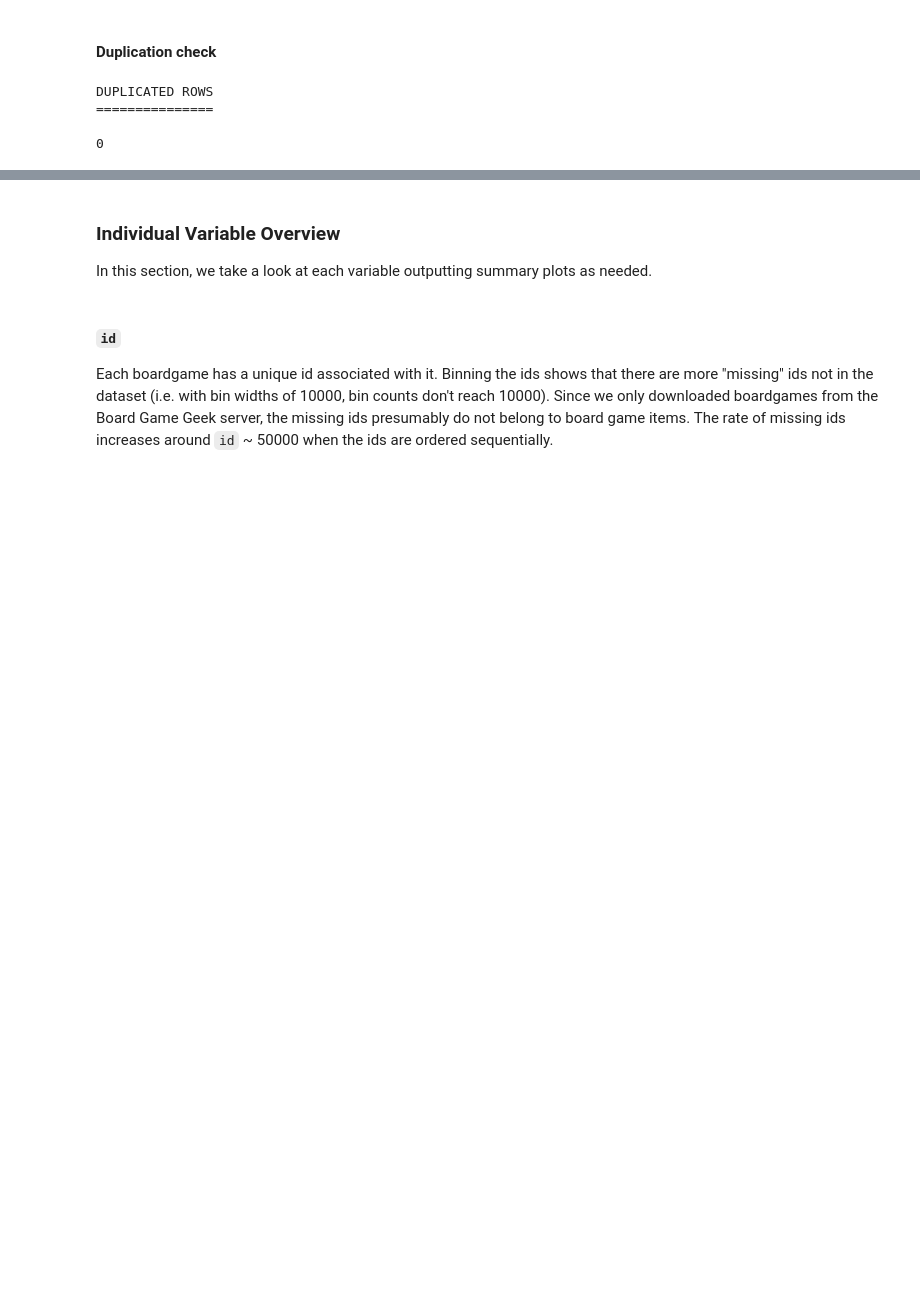
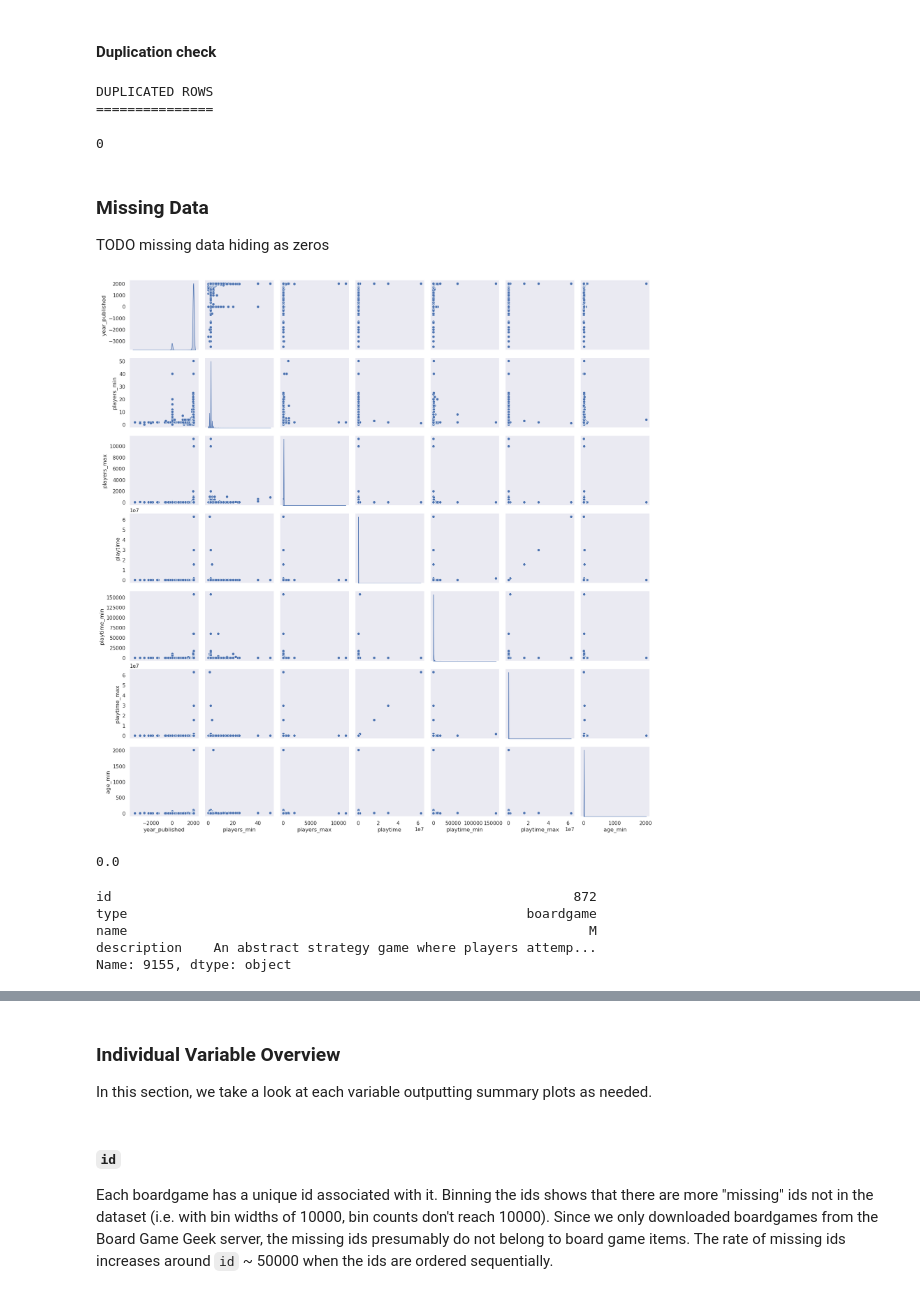
Before and after one commit to andrewKOwong/boardgames, a Jupyter notebook: analysis.ipynb, the cells around one changed output, grey strips where cells are left out. Drawn from its saved outputs; the diff is of its cells as text; code cells hidden in the pictures; blank space fills up the shorter version.

```diff
--- a/analysis.ipynb
+++ b/analysis.ipynb
@@ -115,3 +119,25 @@ gen_df.duplicated().sum()
 DUPLICATED ROWS
 ===============
 0
+# %% [markdown]
+### Missing Data
+TODO missing data hiding as zeros
+# %%
+# pair plot of name to age min
+gen_df_subset = gen_df.loc[:,'name':'age_min']
+# %%
+g = sns.pairplot(data=gen_df_subset, diag_kind='kde')
+# %% [output]
+[figure, added]
+# %%
+(gen_df['name'] == "").mean()
+# %% [output]
+0.0
+# %%
+gen_df.iloc[gen_df['name'].str.len().idxmin(), 0:4]
+# %% [output]
+id                                                           872
+type                                                   boardgame
+name                                                           M
+description    An abstract strategy game where players attemp...
+Name: 9155, dtype: object
```
Also changed, not shown: parts of 8 cells of this notebook.
